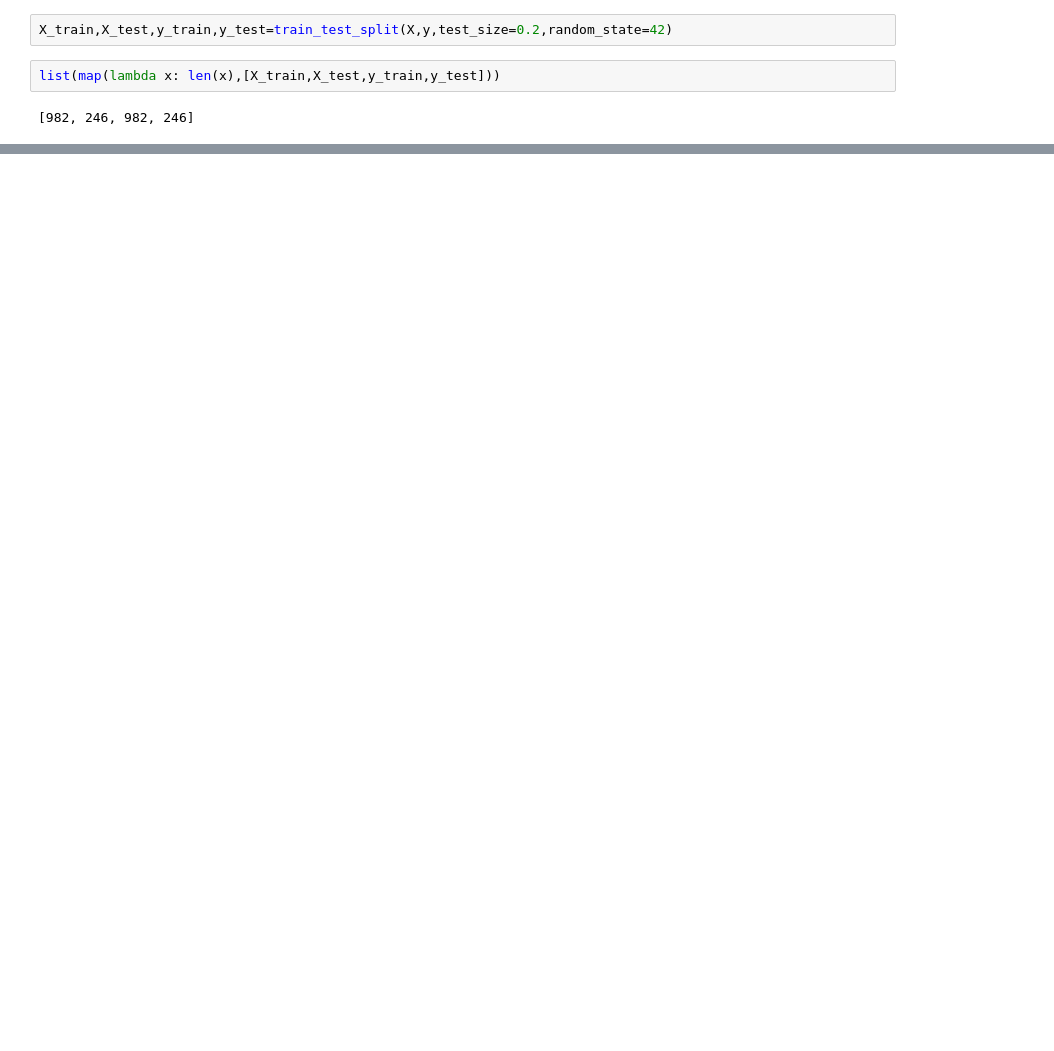
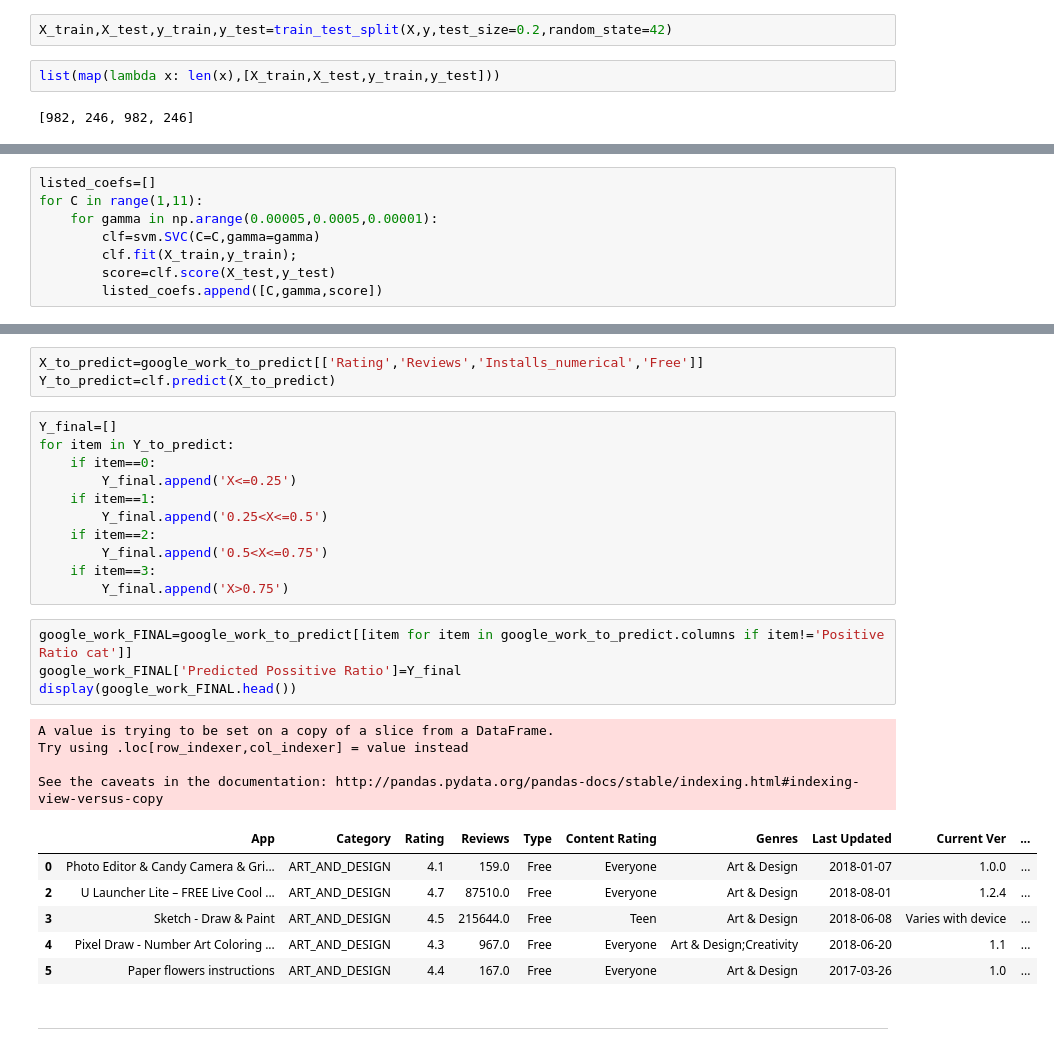
Before and after one commit to ironhack-datalabs/mad-oct-2018, a Jupyter notebook: module-3/lab-supervised-learning-feature-extraction/your-code/main.ipynb, the cells around one changed output, grey strips where cells are left out. Cells and saved outputs as stored; diff of their text form; blank space fills up the shorter version.

```diff
--- a/module-3/lab-supervised-learning-feature-extraction/your-code/main.ipynb
+++ b/module-3/lab-supervised-learning-feature-extraction/your-code/main.ipynb
@@ -785,0 +811,8 @@ clf=svm.SVR()
+# %%
+listed_coefs=[]
+for C in range(1,11):
+    for gamma in np.arange(0.00005,0.0005,0.00001):
+        clf=svm.SVC(C=C,gamma=gamma)
+        clf.fit(X_train,y_train);
+        score=clf.score(X_test,y_test)
+        listed_coefs.append([C,gamma,score])
@@ -795,0 +901,31 @@ clf.score(X_test,y_test)
+# %%
+X_to_predict=google_work_to_predict[['Rating','Reviews','Installs_numerical','Free']]
+Y_to_predict=clf.predict(X_to_predict)
+# %%
+Y_final=[]
+for item in Y_to_predict:
+    if item==0:
+        Y_final.append('X<=0.25')
+    if item==1:
+        Y_final.append('0.25<X<=0.5')
+    if item==2:
+        Y_final.append('0.5<X<=0.75')
+    if item==3:
+        Y_final.append('X>0.75')
+# %%
+google_work_FINAL=google_work_to_predict[[item for item in google_work_to_predict.columns if item!='Positive Ratio cat']]
+google_work_FINAL['Predicted Possitive Ratio']=Y_final
+display(google_work_FINAL.head())
+# %% [output]
+A value is trying to be set on a copy of a slice from a DataFrame.
+Try using .loc[row_indexer,col_indexer] = value instead
+
+See the caveats in the documentation: http://pandas.pydata.org/pandas-docs/stable/indexing.html#indexing-view-versus-copy
+|  | App | Category | Rating | Reviews | Type | Content Rating | Genres | Last Updated | Current Ver | ... |
+| 0 | Photo Editor & Candy Camera & Gri... | ART_AND_DESIGN | 4.1 | 159.0 | Free | Everyone | Art & Design | 2018-01-07 | 1.0.0 | ... |
+| 2 | U Launcher Lite – FREE Live Cool ... | ART_AND_DESIGN | 4.7 | 87510.0 | Free | Everyone | Art & Design | 2018-08-01 | 1.2.4 | ... |
+| 3 | Sketch - Draw & Paint | ART_AND_DESIGN | 4.5 | 215644.0 | Free | Teen | Art & Design | 2018-06-08 | Varies with device | ... |
+| 4 | Pixel Draw - Number Art Coloring ... | ART_AND_DESIGN | 4.3 | 967.0 | Free | Everyone | Art & Design;Creativity | 2018-06-20 | 1.1 | ... |
+| 5 | Paper flowers instructions | ART_AND_DESIGN | 4.4 | 167.0 | Free | Everyone | Art & Design | 2017-03-26 | 1.0 | ... |
+# %% [markdown]
+___
```
Also changed, not shown: parts of 16 cells of this notebook.
